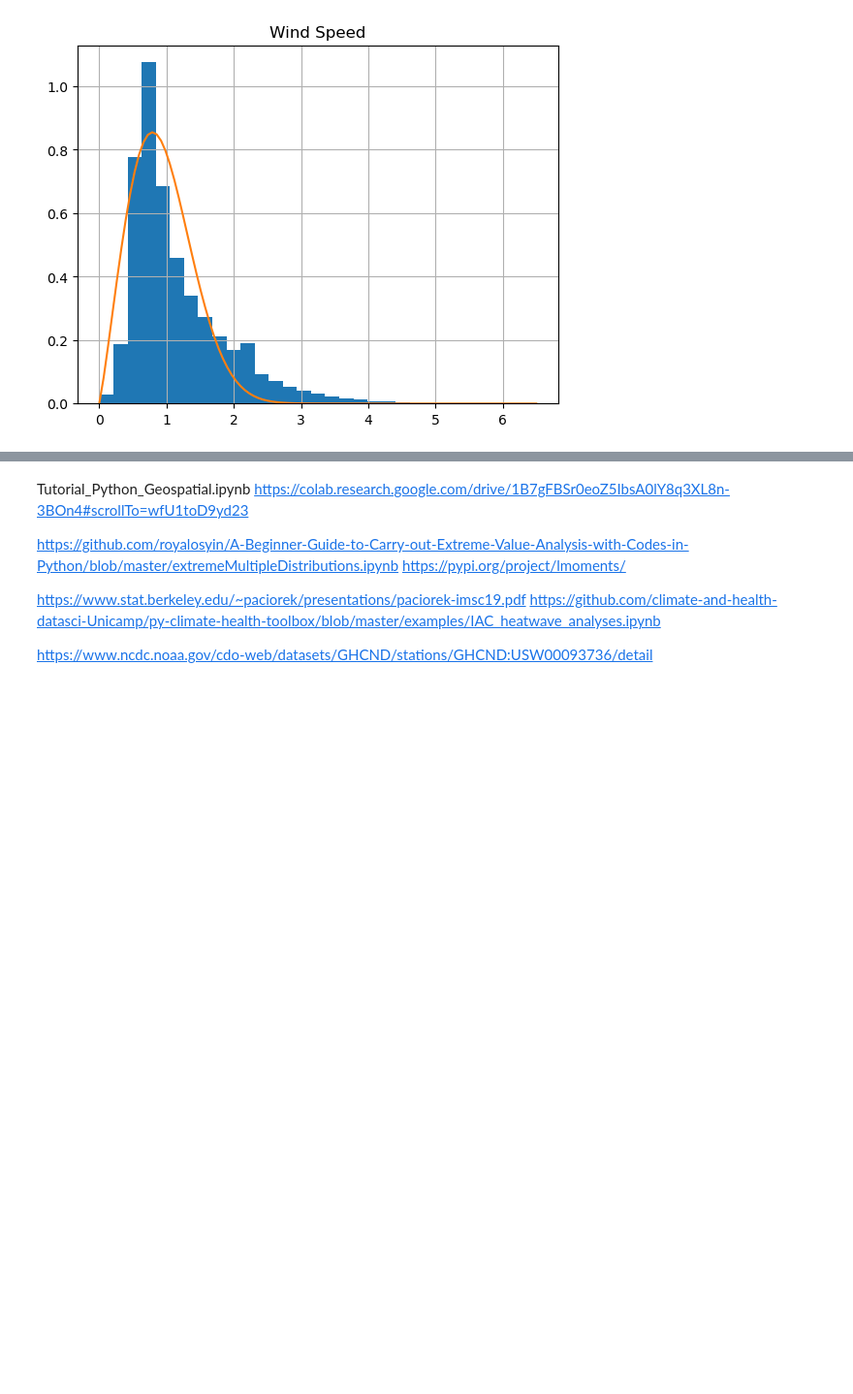
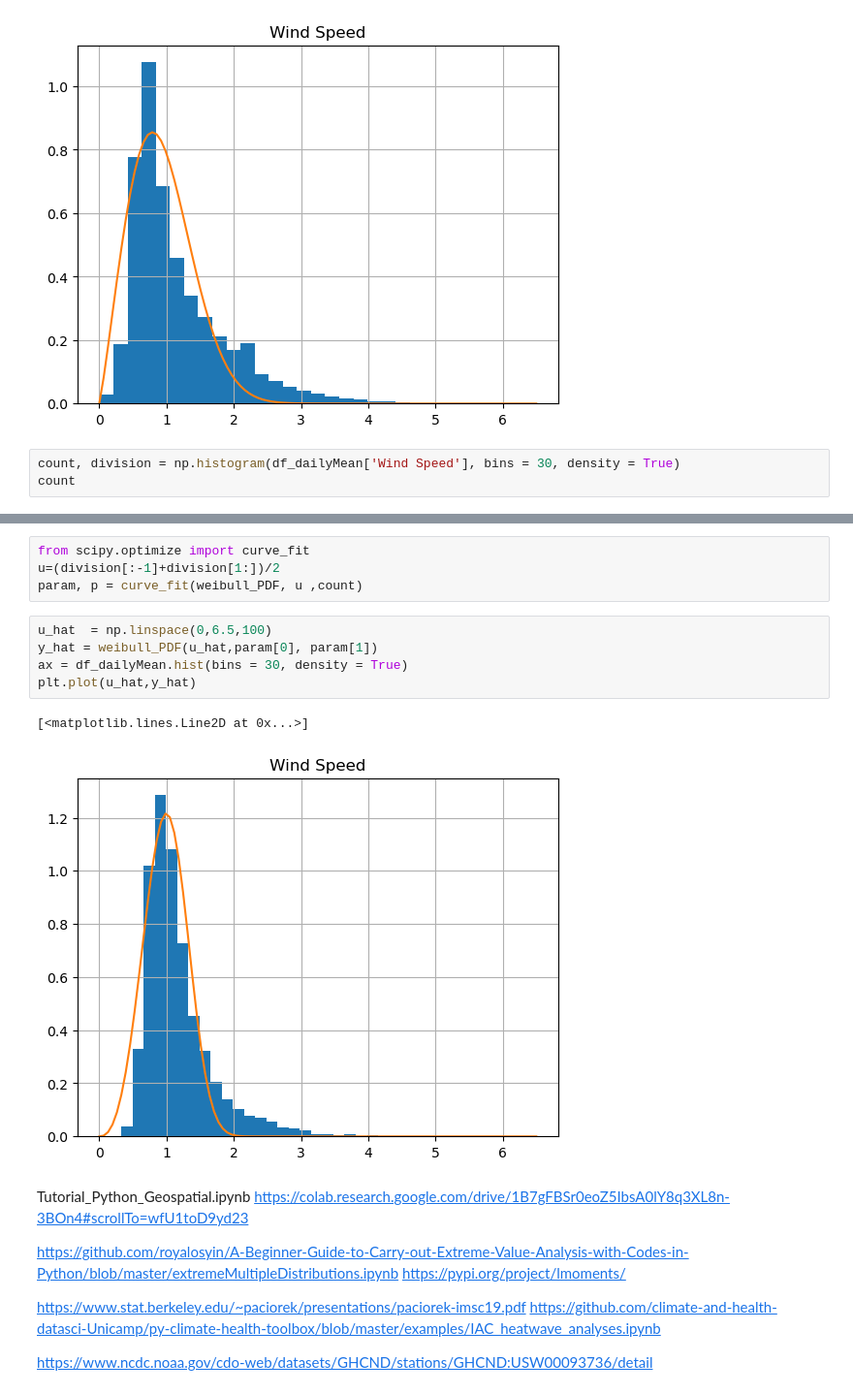
Before and after one commit to reggiewilcox/ISAT420_Code, a Jupyter notebook: W8_StatisticalModel/code/windanalysis.ipynb, the cells around one changed output, grey strips where cells are left out. Shown at 97% size. Saved outputs shown, nothing was run; the diff lists cells and outputs as text; blank space fills up the shorter version.

```diff
--- a/W8_StatisticalModel/code/windanalysis.ipynb
+++ b/W8_StatisticalModel/code/windanalysis.ipynb
@@ -83,3 +106,6 @@ plt.plot(u_hat,y_hat)
 # %% [output]
 [<matplotlib.lines.Line2D at 0x...>]
 [figure]
+# %%
+count, division = np.histogram(df_dailyMean['Wind Speed'], bins = 30, density = True)
+count
@@ -86,3 +121,15 @@ plt.plot(u_hat,y_hat)
+# %%
+from scipy.optimize import curve_fit
+u=(division[:-1]+division[1:])/2
+param, p = curve_fit(weibull_PDF, u ,count)
+# %%
+u_hat  = np.linspace(0,6.5,100)
+y_hat = weibull_PDF(u_hat,param[0], param[1])
+ax = df_dailyMean.hist(bins = 30, density = True)
+plt.plot(u_hat,y_hat)
+# %% [output]
+[<matplotlib.lines.Line2D at 0x...>]
+[figure, added]
 # %% [markdown]
 Tutorial_Python_Geospatial.ipynb
 https://colab.research.google.com/drive/1B7gFBSr0eoZ5IbsA0lY8q3XL8n-3BOn4#scrollTo=wfU1toD9yd23
```
Also changed, not shown: parts of 17 cells of this notebook.
